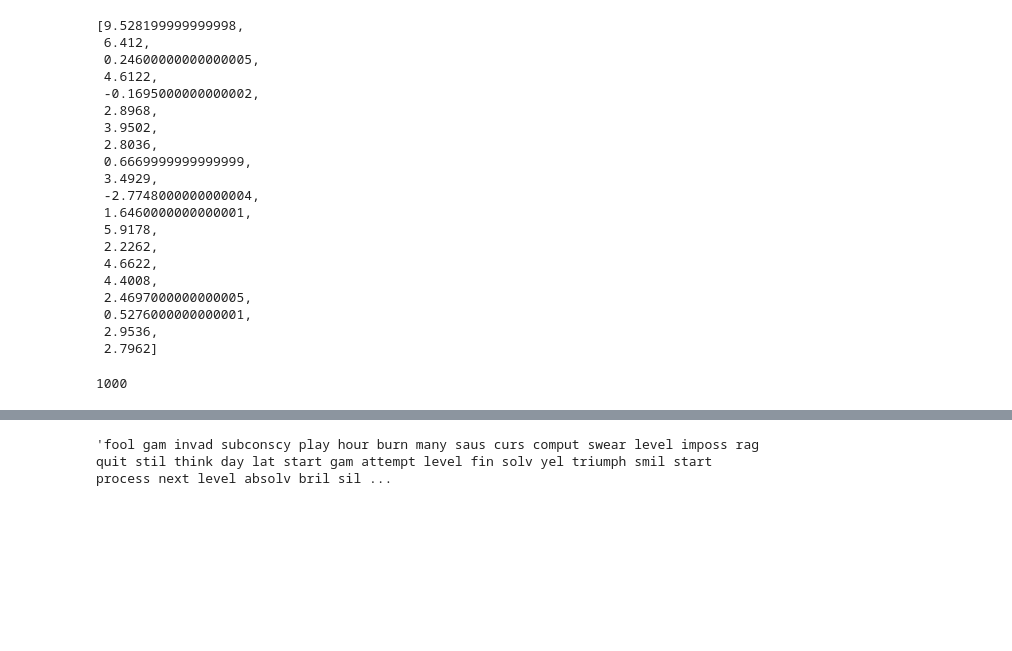
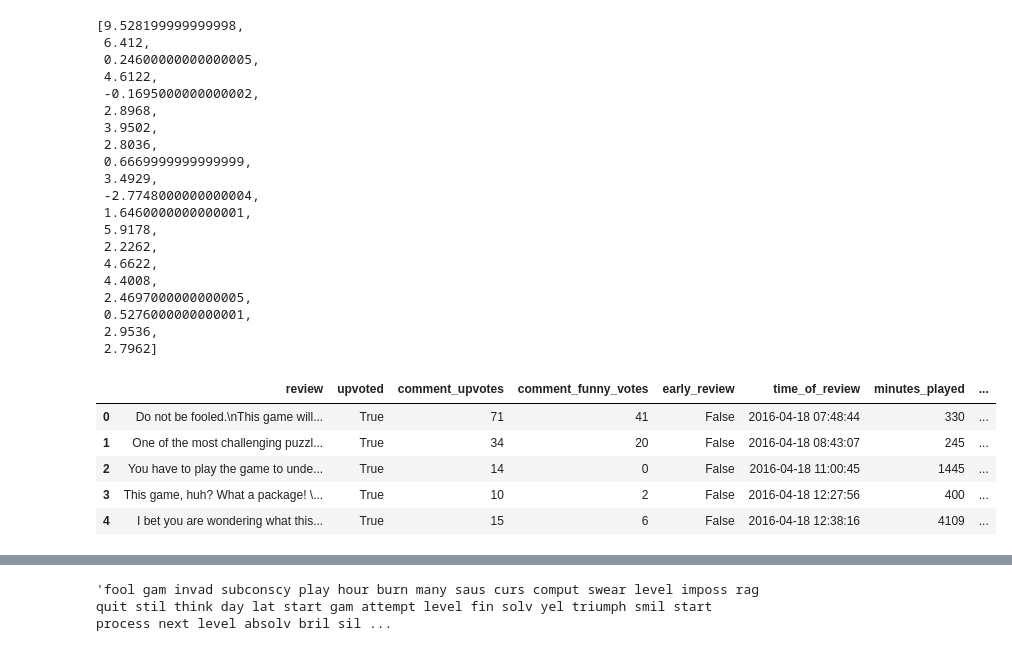
Before and after one commit to tblair7/Gathering_Steam, a Jupyter notebook: tokenizing.ipynb, the cells around one changed output, grey strips where cells are left out. Drawn from its saved outputs; the diff is of its cells as text; code cells hidden in the pictures; blank space fills up the shorter version.

```diff
--- a/tokenizing.ipynb
+++ b/tokenizing.ipynb
@@ -30,7 +27,7 @@ num_topics = 10
 num_top_words = 10
 num_top_reviews = 3
 
-df = pckl.load(open('old_data/sorted_SSR_data.pckl','rb'))
+df = pckl.load(open('SSR_sorted_data_0122.pckl','rb'))
 reviews = df.review
 # %%
 ws_tokenizer = WhitespaceTokenizer()
@@ -258,8 +256,3 @@ sentiments
 # %%
 # error = sqrt of sum of abs(matrix difference), i.e., how well did the refactorization work?
 reconstruction_error = implement_nmf.reconstruction_err_
-# %%
-feature_names = vectorizer.get_feature_names()
-len(feature_names)
-# %% [output]
-1000
@@ -265,0 +278,9 @@ len(feature_names)
+# %%
+df.head()
+# %% [output]
+|  | review | upvoted | comment_upvotes | comment_funny_votes | early_review | time_of_review | minutes_played | ... |
+| 0 | Do not be fooled.\nThis game will... | True | 71 | 41 | False | 2016-04-18 07:48:44 | 330 | ... |
+| 1 | One of the most challenging puzzl... | True | 34 | 20 | False | 2016-04-18 08:43:07 | 245 | ... |
+| 2 | You have to play the game to unde... | True | 14 | 0 | False | 2016-04-18 11:00:45 | 1445 | ... |
+| 3 | This game, huh? What a package! \... | True | 10 | 2 | False | 2016-04-18 12:27:56 | 400 | ... |
+| 4 | I bet you are wondering what this... | True | 15 | 6 | False | 2016-04-18 12:38:16 | 4109 | ... |
```
Also changed, not shown: parts of 8 cells of this notebook, 1 other file.
